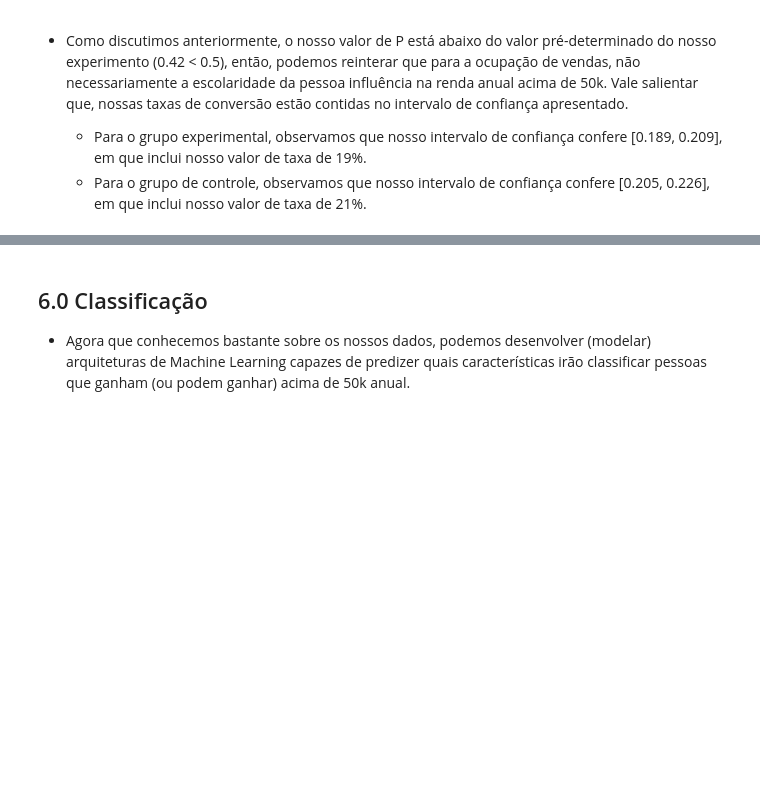
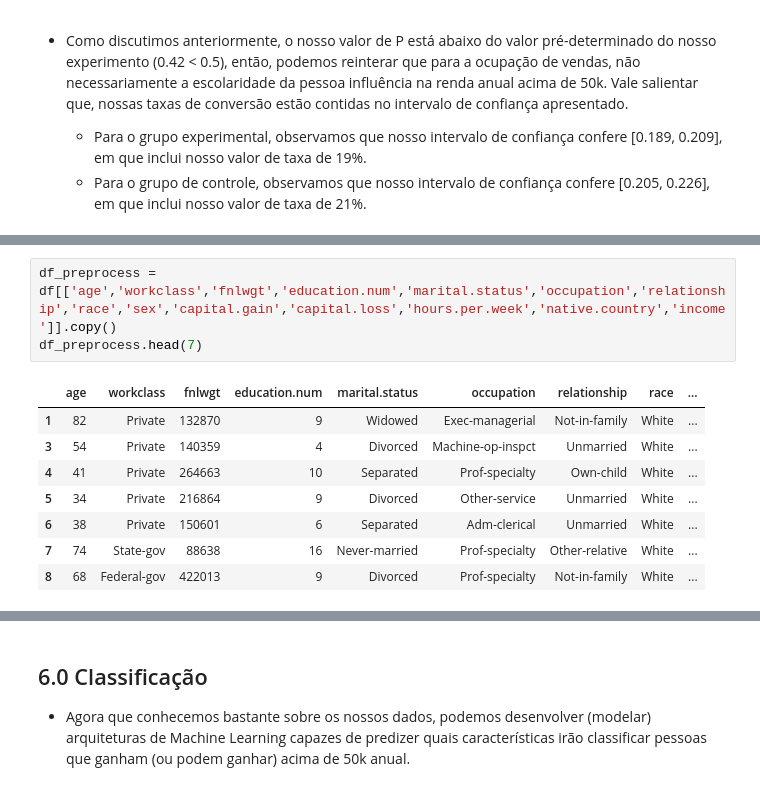
Before and after one commit to wander-asb/Adult-Income, a Jupyter notebook: Avaliacao_de_rendas.ipynb, the cells around one changed output, grey strips where cells are left out. Drawn from its saved outputs; the diff is of its cells as text; blank space fills up the shorter version.

```diff
--- a/Avaliacao_de_rendas.ipynb
+++ b/Avaliacao_de_rendas.ipynb
@@ -298,0 +306,12 @@ Intervalo de confiança 95% pelo grupo experimental: [0.189, 0.209]
+# %%
+df_preprocess = df[['age','workclass','fnlwgt','education.num','marital.status','occupation','relationship','race','sex','capital.gain','capital.loss','hours.per.week','native.country','income']].copy()
+df_preprocess.head(7)
+# %% [output]
+|  | age | workclass | fnlwgt | education.num | marital.status | occupation | relationship | race | ... |
+| 1 | 82 | Private | 132870 | 9 | Widowed | Exec-managerial | Not-in-family | White | ... |
+| 3 | 54 | Private | 140359 | 4 | Divorced | Machine-op-inspct | Unmarried | White | ... |
+| 4 | 41 | Private | 264663 | 10 | Separated | Prof-specialty | Own-child | White | ... |
+| 5 | 34 | Private | 216864 | 9 | Divorced | Other-service | Unmarried | White | ... |
+| 6 | 38 | Private | 150601 | 6 | Separated | Adm-clerical | Unmarried | White | ... |
+| 7 | 74 | State-gov | 88638 | 16 | Never-married | Prof-specialty | Other-relative | White | ... |
+| 8 | 68 | Federal-gov | 422013 | 9 | Divorced | Prof-specialty | Not-in-family | White | ... |
```
Also changed, not shown: parts of 13 cells of this notebook.
